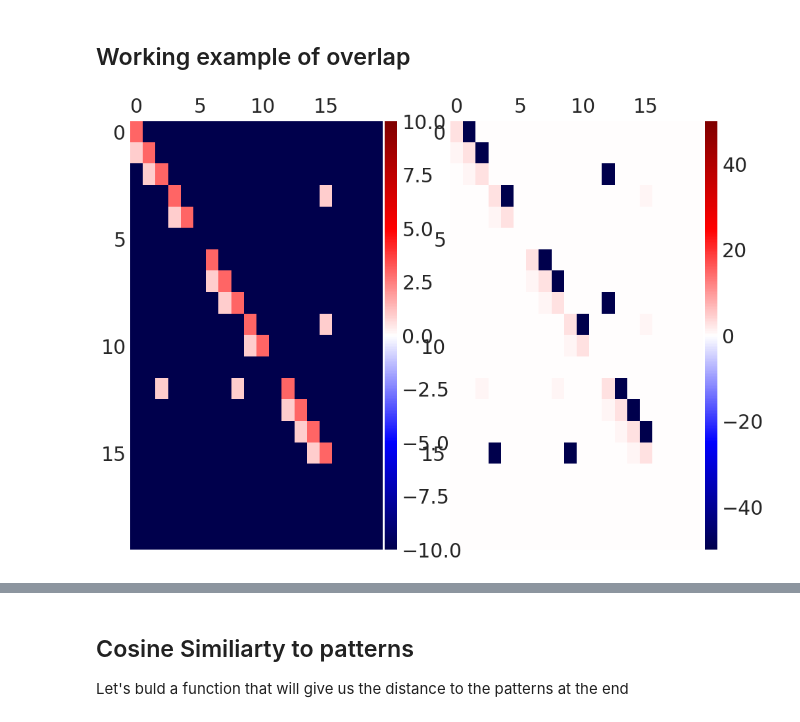
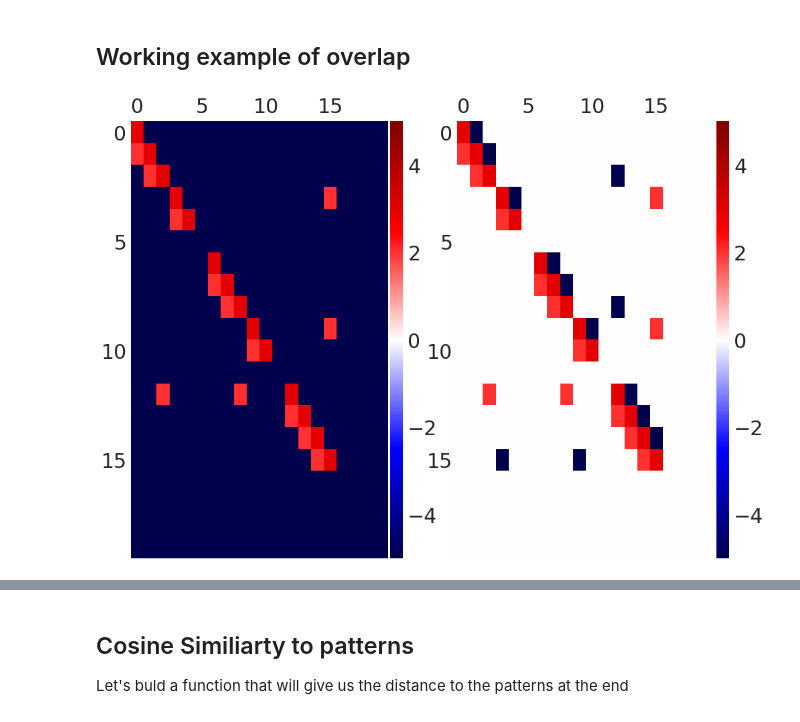
Before and after one commit to h-mayorquin/firing_rate_sequences, a Jupyter notebook: notebooks/2017-11-20(Overlap II).ipynb, the cells around one changed output, grey strips where cells are left out. Saved outputs shown, nothing was run; the diff lists cells and outputs as text; code cells hidden in the pictures.

```diff
--- a/notebooks/2017-11-20(Overlap II).ipynb
+++ b/notebooks/2017-11-20(Overlap II).ipynb
@@ -95,41 +97,39 @@ N = 20
 
 dt = 0.0005
 tau_m = 0.010
-tau_z = 0.100
-tau_a = 0.500
 
 G = 100.0
 self_excitation = 3.0
-inhbition = 10.0
-transition = 1.0
+inhibition = 5.0
+transition = 2.0
 threshold = 0.5
 
 sequences = [[0, 1, 2, 12, 13, 14, 15, 3, 4], [6, 7, 8, 12, 13, 14, 15, 9, 10]]
 w1 = designed_matrix_sequences(N, sequences, self_excitation=self_excitation,
-                              transition=transition, inhbition=inhbition)
+                              transition=transition, inhibition=inhibition)
 
 w2 = designed_matrix_sequences_local(N, sequences, self_excitation=self_excitation, transition=transition,
-                              inhbition=inhibition)
+                              inhibition=inhibition)
 
 fig = plt.figure(figsize=(16, 12))
 ax1 = fig.add_subplot(121)
 ax2 = fig.add_subplot(122)
 
 symmetric = np.max((np.max(w1), np.abs(np.min(w1))))
 im1 = ax1.matshow(w1, aspect='auto', vmin=-symmetric, vmax=symmetric, cmap='seismic')
 
 ax1.grid()
 divider = make_axes_locatable(ax1)
 cax1 = divider.append_axes('right', size='5%', pad=0.05)
 fig.colorbar(im1, cax=cax1)
 
 
 symmetric = np.max((np.max(w2), np.abs(np.min(w2))))
 im2 = ax2.matshow(w2, aspect='auto', vmin=-symmetric, vmax=symmetric, cmap='seismic')
 
 ax2.grid()
 divider = make_axes_locatable(ax2)
 cax2 = divider.append_axes('right', size='5%', pad=0.05)
 fig.colorbar(im2, cax=cax2);
 # %% [output]
-[figure, old version]
+[figure, new version]
```
Also changed, not shown: parts of 31 cells of this notebook, 9 other files.
